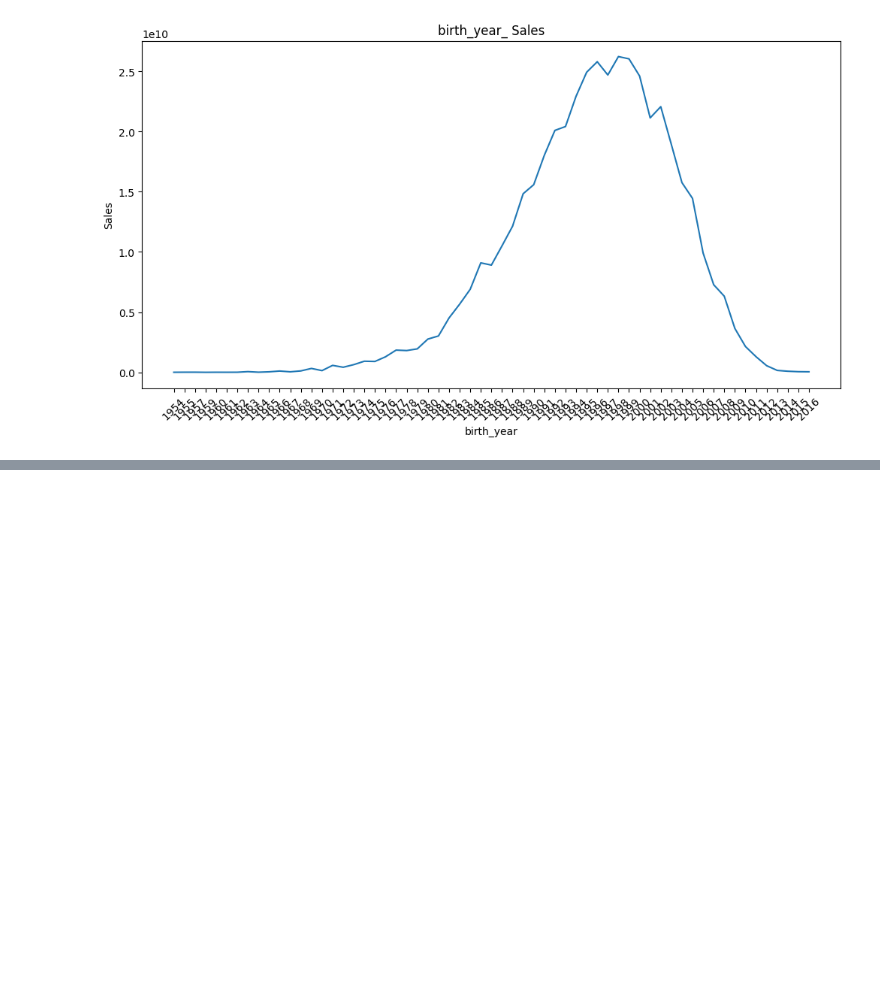
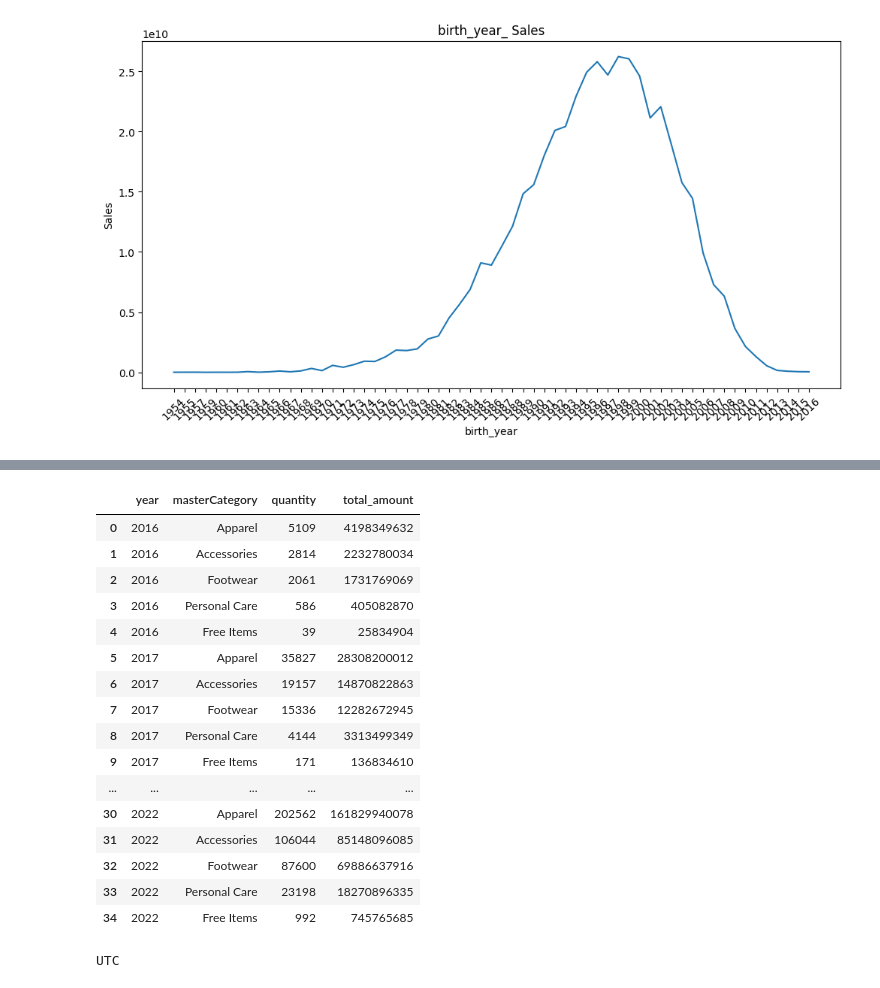
Before and after one commit to NARAEIM/tp2-da, a Jupyter notebook: tp2_da_imnarae.ipynb, the cells around one changed output, grey strips where cells are left out. Saved outputs shown, nothing was run; the diff lists cells and outputs as text; code cells hidden in the pictures; blank space fills up the shorter version.

```diff
--- a/tp2_da_imnarae.ipynb
+++ b/tp2_da_imnarae.ipynb
@@ -710,0 +798,21 @@ plt.show()
+# %%
+# 'id'를 'product_id'로 변경
+product_df.rename(columns={'id': 'product_id'}, inplace=True)
+
+# transaction 데이터와 product 데이터를 병합
+data = pd.merge(transation_df, product_df, on='product_id')
+
+# 'created_at' 컬럼에서 연도 추출
+data['year'] = pd.to_datetime(data['created_at']).dt.year
+
+# 연도와 카테고리로 그룹화하고, 각 그룹에서 판매량과 매출액 계산
+result = data.groupby(['year', 'masterCategory','subCategory','usage']).agg({
+    'quantity': 'sum',
+    'total_amount': 'sum'
+}).reset_index()
+
+# 각 연도에서 판매량이 가장 높은 카테고리 찾기
+idx = result.groupby(['year'])['quantity'].transform(max) == result['quantity']
+most_sold = result[idx]
+
+most_sold
@@ -710,0 +828,32 @@ plt.show()
+# %%
+# 'created_at' 컬럼에서 연도 추출
+data['year'] = pd.to_datetime(data['created_at']).dt.year
+
+# 연도, 카테고리, 하위 카테고리, 용도로 그룹화하고, 각 그룹에서 판매량과 매출액 계산
+result = data.groupby(['year', 'masterCategory']).agg({
+    'quantity': 'sum',
+    'total_amount': 'sum'
+}).reset_index()
+
+# 각 연도에서 판매량이 가장 높은 카테고리 찾기
+top5_categories = result.groupby('year').apply(lambda x: x.nlargest(5, 'quantity')).reset_index(drop=True)
+
+top5_categories
+# %% [output]
+|  | year | masterCategory | quantity | total_amount |
+| 0 | 2016 | Apparel | 5109 | 4198349632 |
+| 1 | 2016 | Accessories | 2814 | 2232780034 |
+| 2 | 2016 | Footwear | 2061 | 1731769069 |
+| 3 | 2016 | Personal Care | 586 | 405082870 |
+| 4 | 2016 | Free Items | 39 | 25834904 |
+| 5 | 2017 | Apparel | 35827 | 28308200012 |
+| 6 | 2017 | Accessories | 19157 | 14870822863 |
+| 7 | 2017 | Footwear | 15336 | 12282672945 |
+| 8 | 2017 | Personal Care | 4144 | 3313499349 |
+| 9 | 2017 | Free Items | 171 | 136834610 |
+| ... | ... | ... | ... | ... |
+| 30 | 2022 | Apparel | 202562 | 161829940078 |
+| 31 | 2022 | Accessories | 106044 | 85148096085 |
+| 32 | 2022 | Footwear | 87600 | 69886637916 |
+| 33 | 2022 | Personal Care | 23198 | 18270896335 |
+| 34 | 2022 | Free Items | 992 | 745765685 |
@@ -710,0 +863,5 @@ plt.show()
+# %%
+print(data['created_at'].dt.tz)
+data['created_at'] = data['created_at'].dt.tz_convert(None)
+# %% [output]
+UTC
```
Also changed, not shown: parts of 23 cells of this notebook.
